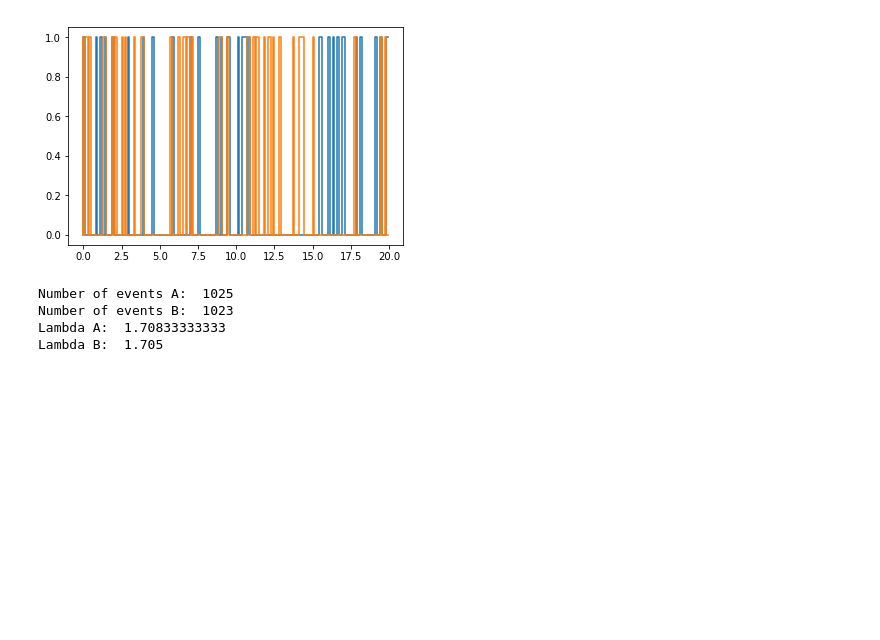
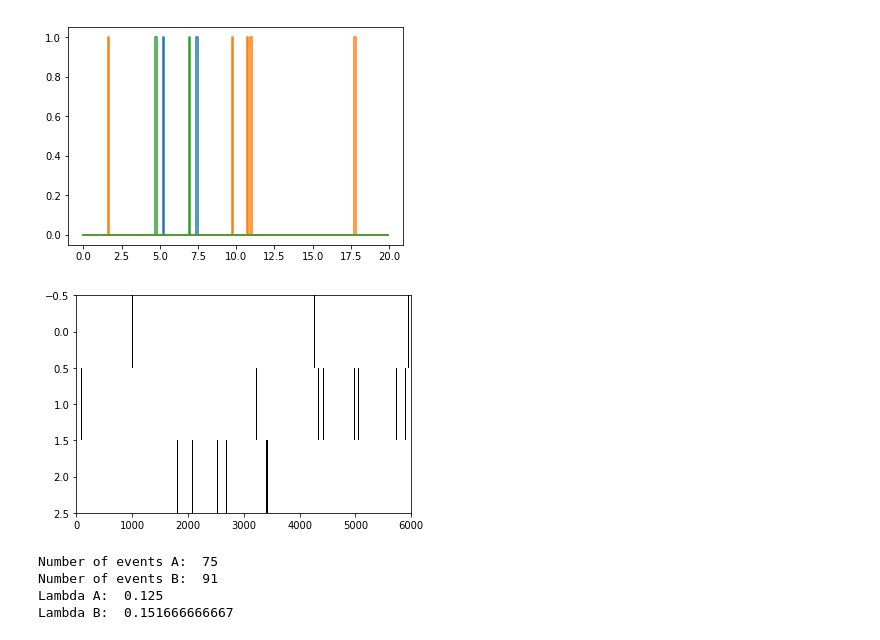
Before and after one commit to ashwinrammohan/MouseCV, a Jupyter notebook: Event Coincidence.ipynb, the cells around one changed output. Cells and saved outputs as stored; diff of their text form; code cells hidden in the pictures; blank space fills up the shorter version.

```diff
--- a/Event Coincidence.ipynb
+++ b/Event Coincidence.ipynb
@@ -11,41 +11,47 @@ tau = 0.05
 win_t = np.arange(0, 2, 1/fps)
 
 #random dataset
-onepr = 1./6
+onepr = 1./70
 a = np.random.choice([0,1], size=6000, p=[1-onepr, onepr])
 b = np.random.choice([0,1], size=6000, p=[1-onepr, onepr])
 
 #shifted dataset
 shft = 5
 c = np.hstack((a.copy()[shft:], np.zeros(shft)))
-ind = np.random.choice(np.arange(0, fps*T, 1), size =1000, replace = False)
+ind = np.random.choice(np.arange(0, fps*T, 1), size =1, replace = False)
 c[ind] = 0
 
 #time vector
 time = np.arange(0,T,1/fps)
+data = np.vstack((a,b,c))
 
 plt.step(time[:200], a[:200])
 plt.step(time[:200], b[:200])
+plt.step(time[:200], c[:200])
+plt.show()
+
+plt.imshow(data, aspect = 'auto', cmap = 'binary')
 plt.show()
 
 #total number of events
 na = sum(a) # number of spikes in a
 nb = sum(b) #number of spikes in b
 
 print("Number of events A: ", na)
 print("Number of events B: ", nb)
 
 #rate of events
 lambdaa = na/T
 lambdab = nb/T
 print("Lambda A: ", lambdaa)
 print("Lambda B: ", lambdab)
 # %% [output]
-[figure, old version]
+[figure, new version]
+[figure, added]
-Number of events A:  1025
-Number of events B:  1023
-Lambda A:  1.70833333333
-Lambda B:  1.705
+Number of events A:  75
+Number of events B:  91
+Lambda A:  0.125
+Lambda B:  0.151666666667
 # %%
 def eventCoin(a, b, #two binary signals to compare
               win_t, #vector of time (s) for window
```
Also changed, not shown: parts of 3 cells of this notebook.
